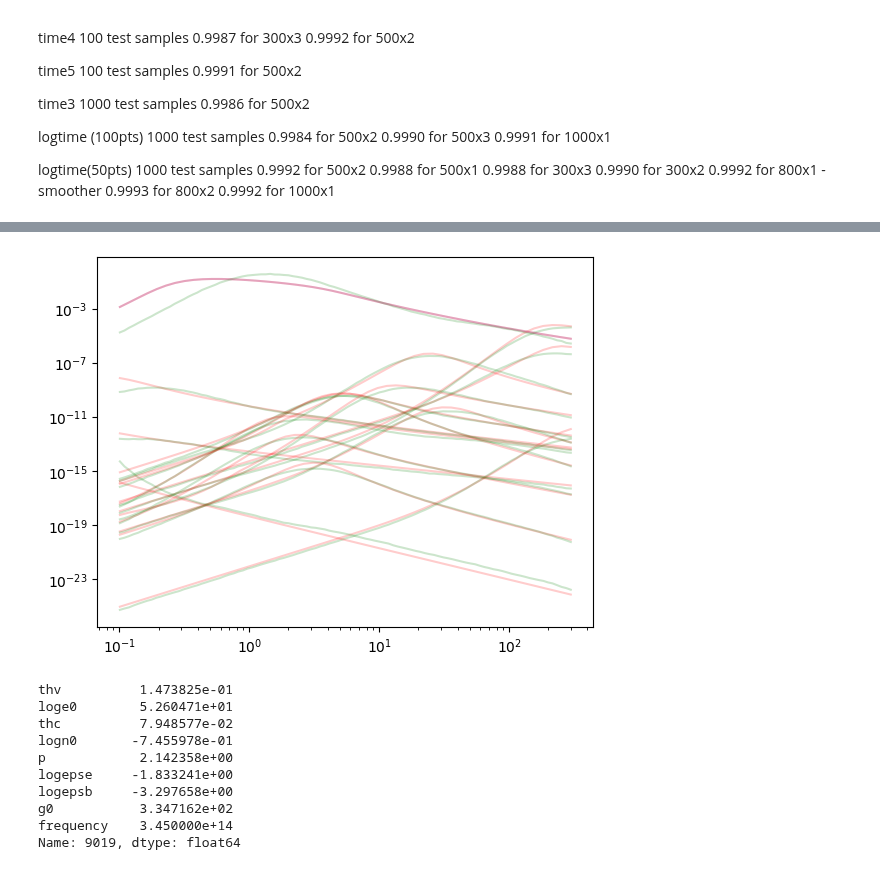
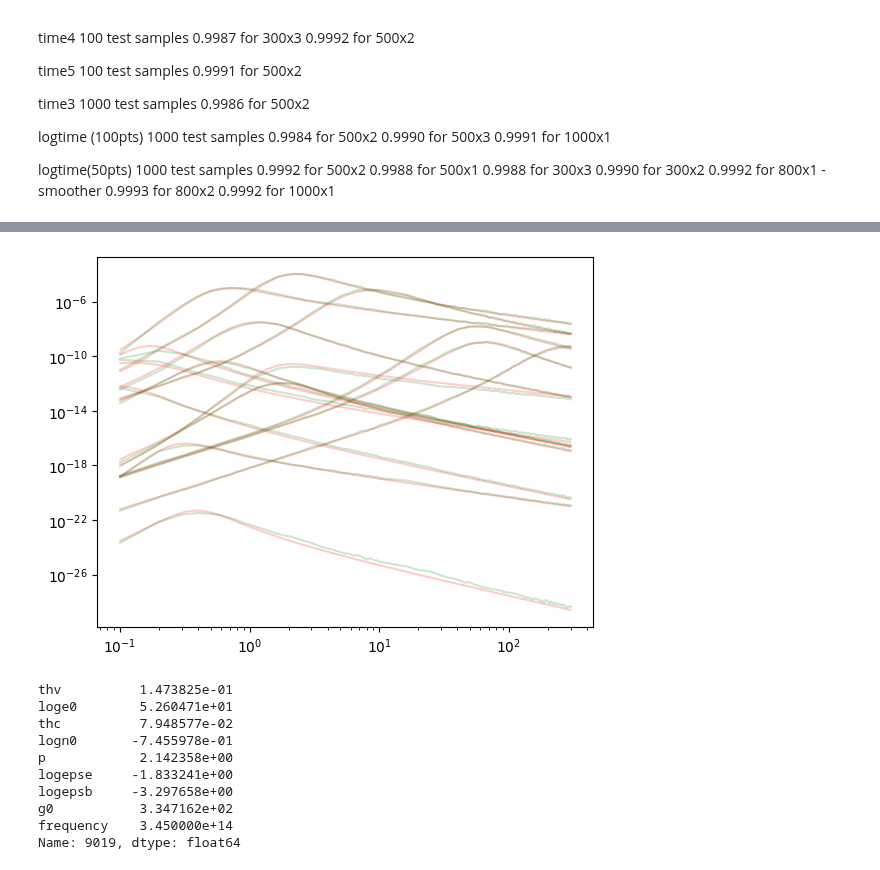
Before and after one commit to wfw23/MPhys_project, a Jupyter notebook: emulation.ipynb, the cells around one changed output, grey strips where cells are left out. Saved outputs shown, nothing was run; the diff lists cells and outputs as text; code cells hidden in the pictures.

```diff
--- a/emulation.ipynb
+++ b/emulation.ipynb
@@ -185,0 +250,10 @@ min(unprocessed['frequency'])
+# %%
+offax_samples=priors.sample(81000)
+frequency=[]
+for f in range(9,18):
+    rand_samples=(random.sample(range(10**f,10**(f+1)),9000))
+    frequency.extend(rand_samples)
+random.shuffle(frequency)
+offax_samples['frequency']=frequency
+offax_data=pd.DataFrame.from_dict(offax_samples)
+offax_data
@@ -185,0 +274,8 @@ min(unprocessed['frequency'])
+# %%
+unprocessed= pd.concat([onax_data,offax_data], ignore_index=True)
+unprocessed= unprocessed.sample(frac=1).reset_index(drop=True)
+tophat_data= unprocessed.copy()
+tophat_data['thv']=np.log10(tophat_data['thv'])
+tophat_data['thc']=np.log10(tophat_data['thc'])
+tophat_data['g0']=np.log10(tophat_data['g0'])
+tophat_data['frequency']=np.log10(tophat_data['frequency'])
@@ -186,4 +286,6 @@ min(unprocessed['frequency'])
 # %%
+num=117000
+tnum=5000
 training = tophat_data.iloc[:(num-tnum)]
 testing = tophat_data.iloc[(num-tnum):]
 # %%
@@ -271,7 +371,7 @@ X_test= scalerx.transform(testing.values)
 #prediction = regr.predict(params.reshape(1,-1))
 # %%
 regressor = MLPRegressor(random_state=7, max_iter=1000, hidden_layer_sizes=(800), activation='relu',solver='adam',learning_rate='adaptive',
-                   learning_rate_init=1e-3, batch_size=128, early_stopping=True, alpha=0.2).fit(X_train, Y_train)
+                   learning_rate_init=1e-3, batch_size=128, early_stopping=True, alpha=0.1).fit(X_train, Y_train)
 # %%
 regressor.best_validation_score_
 # %% [output]
@@ -389,36 +489,36 @@ params['frequency']=np.log10(2e14)
 test=np.fromiter(params.values(),dtype=float).reshape(1,-1)
 # %%
 #time=np.linspace(0.1,300,150)
-'''
+
 with open("tophat_redback.pkl", "rb") as f:
     model = pickle.load(f)
 with open("scalery_redback.pkl", "rb") as sy:
     scalery = pickle.load(sy)
 with open("scalerx_redback.pkl", "rb") as sx:
     scalerx = pickle.load(sx)
-'''
+
 xtests= scalerx.transform(testing.values)
-prediction= regressor.predict(xtests)
+prediction= model.predict(xtests)
 prediction = 10**(scalery.inverse_transform(prediction))
 #print(model.score(xtests,scalery.transform(np.log10(ys))))
-afterglow = interpolate.interp1d(logtime, prediction, kind='linear')
+afterglow = interpolate.interp1d(time, prediction, kind='linear')
 new_time= np.linspace(0.11,40,200)
 new_time= np.logspace(3.94,7.41,50)/86400
 
 fluxd= afterglow(new_time)
 
 ax=plt.subplot()
 for i in range(15,30):
     true_value= new_tophat_func(new_time, **unprocessed.iloc[i+(num-tnum)])
     #print(unprocessed.iloc[i+(num-tnum)])
     ax.loglog(new_time, true_value, color='red', alpha=0.2)#, marker='o', markersize=2)#actual function with 'interpolated time'
     #ax.loglog(new_time, fluxd[i], color='blue', alpha=0.2)#, marker='o', markersize=2) #predicted by emulator with interpolation
-    ax.loglog(logtime, prediction[i], color='green', alpha=0.2)#, marker='o', markersize=2) #prediction emulator no interpolation
-true_value= new_tophat_func(new_time, **unprocessed.iloc[19+(num-tnum)])
-ax.loglog(new_time, true_value, color='purple', alpha=0.2)
+    ax.loglog(time, prediction[i], color='green', alpha=0.2)#, marker='o', markersize=2) #prediction emulator no interpolation
+#true_value= new_tophat_func(new_time, **unprocessed.iloc[19+(num-tnum)])
+#ax.loglog(new_time, true_value, color='purple', alpha=0.2)
 plt.show()
 # %% [output]
-[figure, old version]
+[figure, new version]
 # %%
 unprocessed.iloc[19+num-tnum]
 # %% [output]
```
Also changed, not shown: parts of 13 cells of this notebook, 15 other files.
